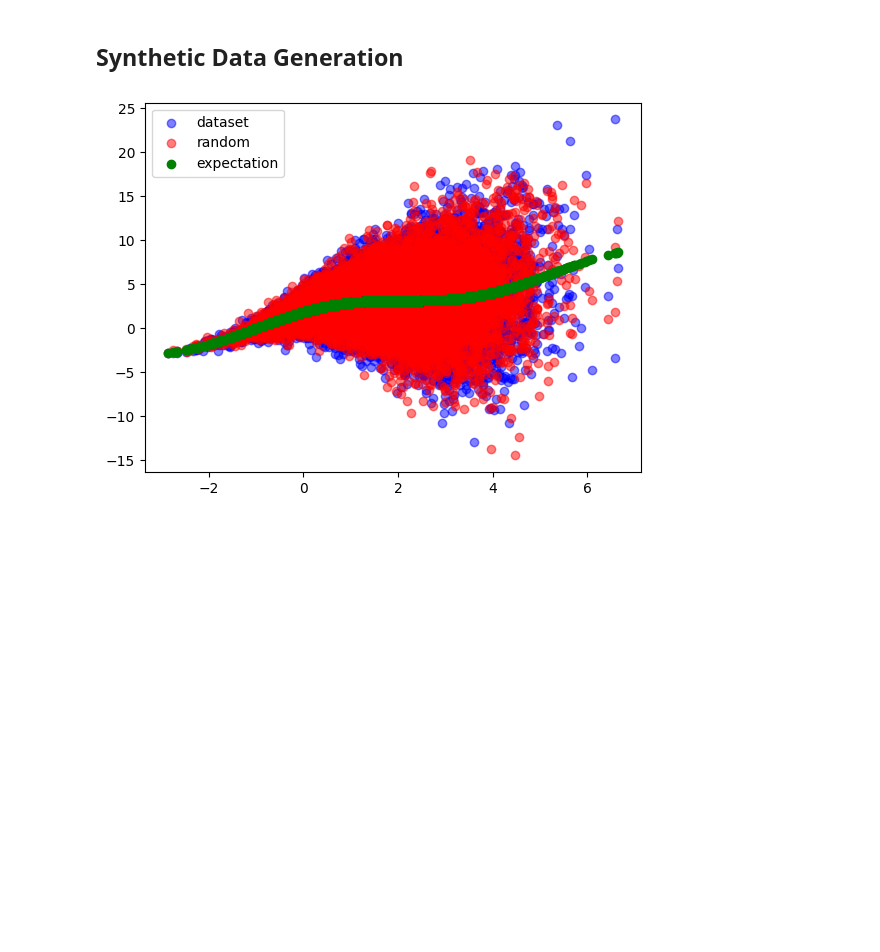
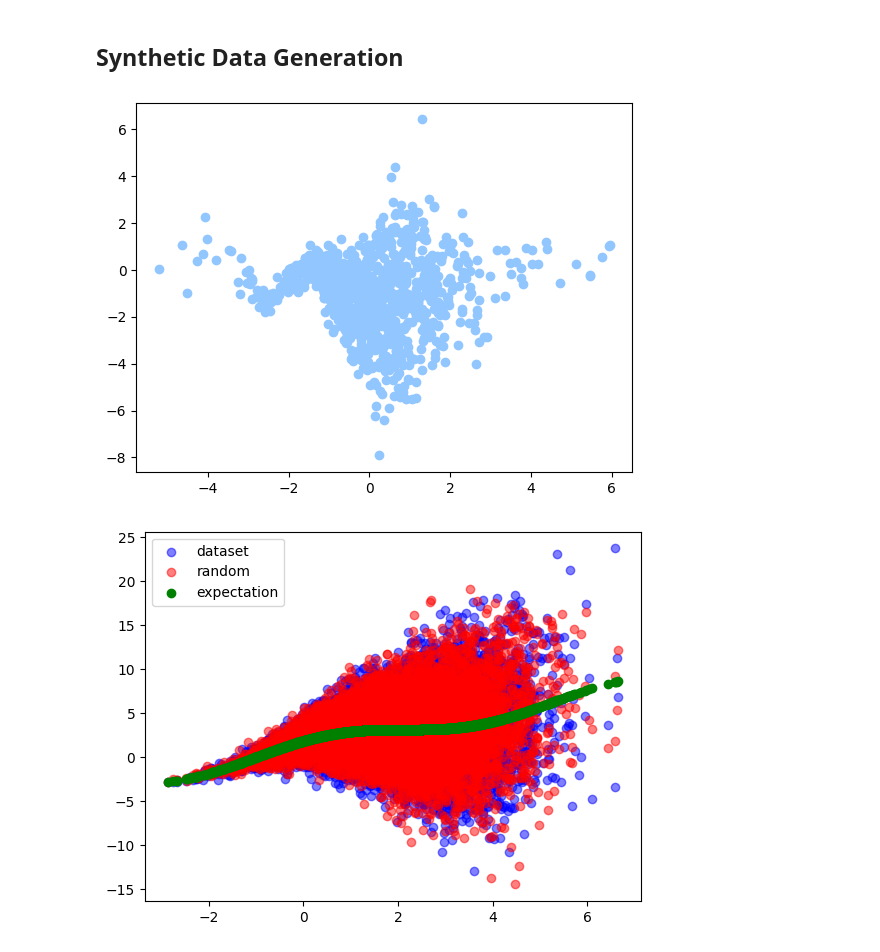
Before and after one commit to vahidzee/ocdaf, a Jupyter notebook: notebooks/model_test.ipynb, the cells around one changed output. Saved outputs shown, nothing was run; the diff lists cells and outputs as text; code cells hidden in the pictures; blank space fills up the shorter version.

Commit message:
add nonparametric dataset and sanitize

```diff
--- a/notebooks/model_test.ipynb
+++ b/notebooks/model_test.ipynb
@@ -45,33 +125,49 @@ gaussian_noise_generator = RandomGenerator('normal', seed=10, loc=0, scale=1)
 laplace_noise_generator = RandomGenerator('laplace', seed=10, loc=0, scale=1)
 link_generator = RandomGenerator('uniform', seed=110, low=1, high=1)
 
 
 num_samples = 10000
 dset_sinusoidal = AffineParametericDataset(
     num_samples=num_samples,
     graph=graph,
     noise_generator=gaussian_noise_generator,
     link_generator=link_generator,
     link="sinusoid",
     perform_normalization=False,
 )
 dset_cubic = AffineParametericDataset(
     num_samples=num_samples,
     graph=graph,
     noise_generator=gaussian_noise_generator,
     link_generator=link_generator,
     link="cubic",
     perform_normalization=True,
 )
 dset_laplace_linear = AffineParametericDataset(
     num_samples=num_samples,
     graph=graph,
     noise_generator=laplace_noise_generator,
     link_generator=link_generator,
     link="linear",
     perform_normalization=False,
     additive=True,
 )
+
+dset_nonparametric = AffineNonParametericDataset(
+    num_samples=1000,
+    graph=graph,
+    noise_generator=gaussian_noise_generator,
+    invertibility_coefficient=0.0,
+    perform_normalization=False,
+    additive=False,
+)
+plt.scatter(
+    dset_nonparametric.samples[1].values,
+    dset_nonparametric.samples[0].values,
+)
+plt.show()
+# %% [output]
+[figure, added]
 # %%
 import numpy as np
 first_col = 1
```
Also changed, not shown: parts of 6 cells of this notebook, 3 other files.
